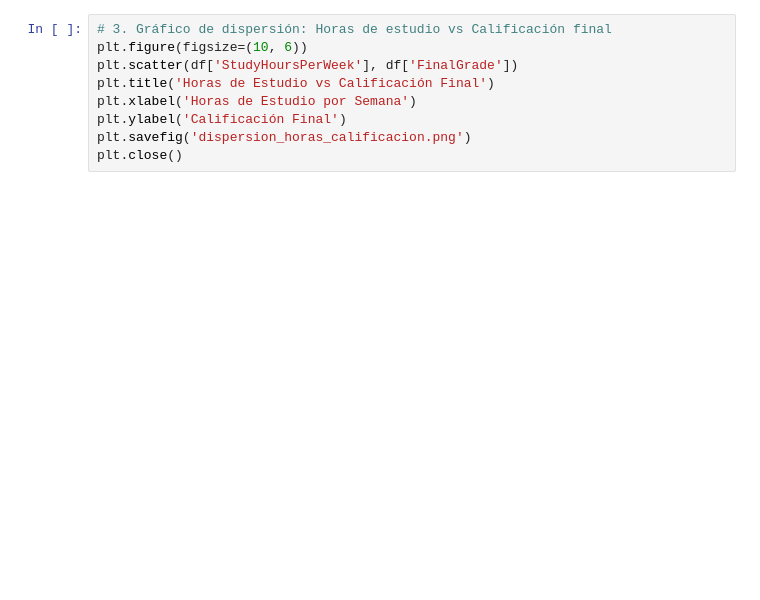
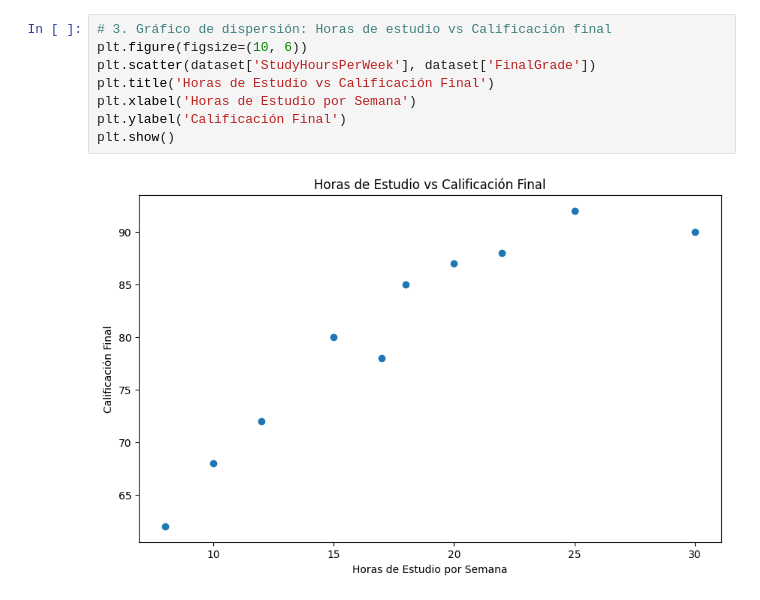
Before and after one commit to lizsolano/Optativa_profesionalizante_I, a Jupyter notebook: Analisis_BD.ipynb, the cells around one changed output. Cells and saved outputs as stored; diff of their text form; blank space fills up the shorter version.

```diff
--- a/Analisis_BD.ipynb
+++ b/Analisis_BD.ipynb
@@ -79,12 +144,13 @@ plt.close()
 # %%
 # 3. Gráfico de dispersión: Horas de estudio vs Calificación final
 plt.figure(figsize=(10, 6))
-plt.scatter(df['StudyHoursPerWeek'], df['FinalGrade'])
+plt.scatter(dataset['StudyHoursPerWeek'], dataset['FinalGrade'])
 plt.title('Horas de Estudio vs Calificación Final')
 plt.xlabel('Horas de Estudio por Semana')
 plt.ylabel('Calificación Final')
-plt.savefig('dispersion_horas_calificacion.png')
-plt.close()
+plt.show()
+# %% [output]
+[figure, added]
 # %%
 # 4. Mapa de calor: Correlación entre variables numéricas
 plt.figure(figsize=(12, 10))
```
Also changed, not shown: parts of 17 cells of this notebook.
